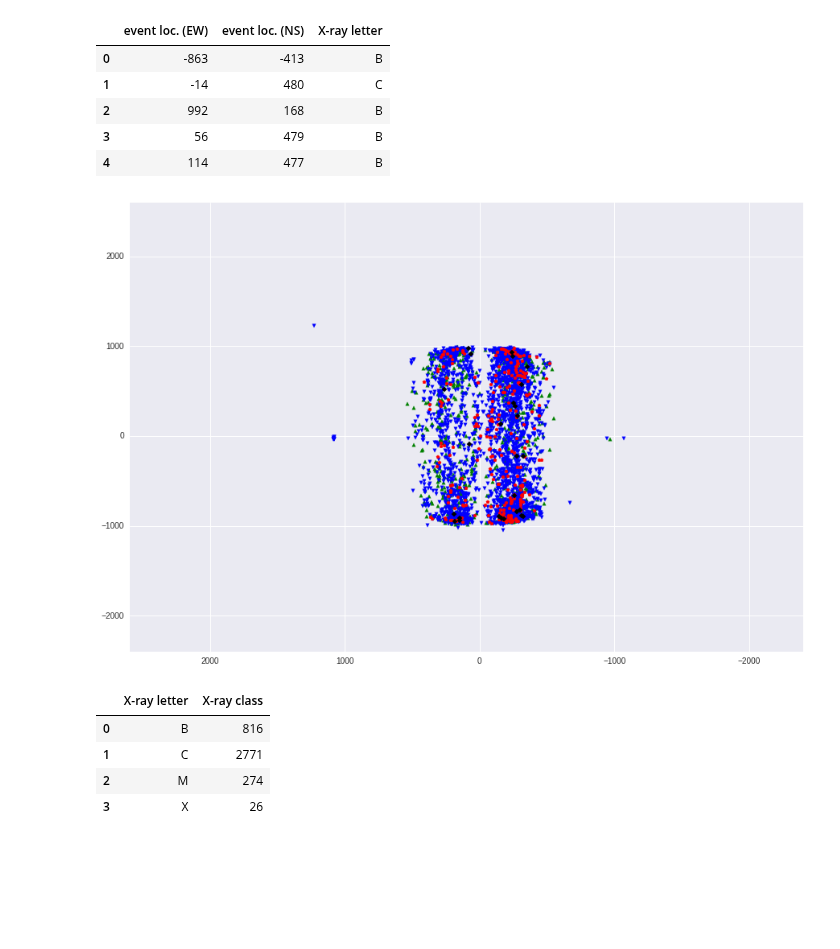
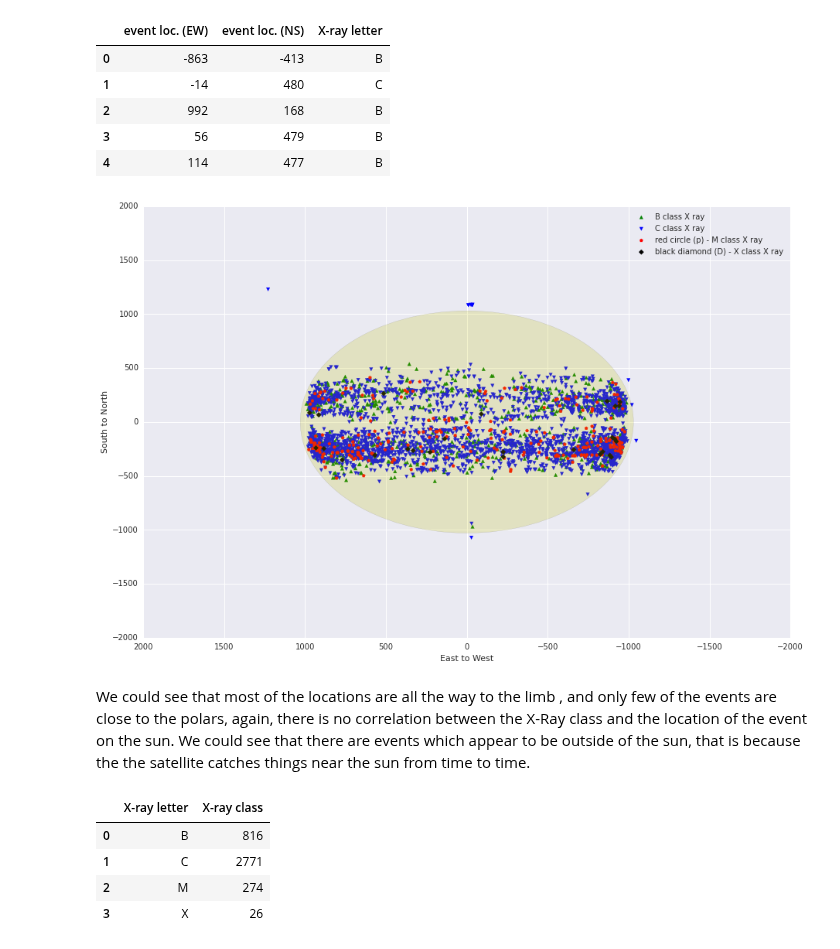
Before and after one commit to Nschanche/Flare_peaks, a Jupyter notebook: flare_project.ipynb, the cells around one changed output. Drawn from its saved outputs; the diff is of its cells as text; code cells hidden in the pictures; blank space fills up the shorter version.

Commit message:
Event Locations on the sun completed

```diff
--- a/flare_project.ipynb
+++ b/flare_project.ipynb
@@ -587,8 +591,8 @@ df_locations[['event loc. (EW)','event loc. (NS)']] = df_locations[['event loc.
 
 # Minmum to maximum values should be between the ranged of -1100 to 1300 for both X and Y.
 # since these values should be on the sun itself, the plot below is a circle representing the sun. the size of the 'sun'
-# should be big enough in order to accumolates all the data, therefore the diameter of it will be the max-min range of values for both x and y
-axis_arr = [2600,-2400,-2400,2600]
+# should be big enough in order to accumolates all the data.
+axis_arr = [1300,-1300,-1300,1300]
 df_locations.head()
 # %% [output]
 |  | event loc. (EW) | event loc. (NS) | X-ray letter |
@@ -599,11 +603,10 @@ df_locations.head()
 | 4 | 114 | 477 | B |
 # %%
 #scatter plot which will represent the location of the event in East/West(-/+) values and North/South(+/-)
-#legend :
-#green hat (^) - B class X ray
-#blue v (v) - C class X ray
-#red circle (p) - M class X ray
-#black diamond (D) - X class X ray
+legend = ['B class X ray',
+          'C class X ray',
+          'red circle (p) - M class X ray',
+          'black diamond (D) - X class X ray']
 
 B_ew = []
 B_ns = []
@@ -614,41 +617,47 @@ M_ns = []
 X_ew = []
 X_ns = []
 
 for index,row in df_locations.iterrows():
     xray = row['X-ray letter']
     if(xray == 'B'):
         B_ew.append(row['event loc. (EW)'])
         B_ns.append(row['event loc. (NS)'])
     if(xray == 'C'):
         C_ew.append(row['event loc. (EW)'])
         C_ns.append(row['event loc. (NS)'])
     if(xray == 'M'):
         M_ew.append(row['event loc. (EW)'])
         M_ns.append(row['event loc. (NS)'])
     if(xray == 'X'):
         X_ew.append(row['event loc. (EW)'])
         X_ns.append(row['event loc. (NS)'])
 
 
 # Figure object.
 fig = plt.figure(figsize=(15, 10))
 # Axes object.
 ax = fig.add_subplot(1,1,1)
 # Plot the data.
 
-
 plt.axes()
 
-circle = plt.Circle((0, 0), radius=2200, fc='y')
-#plt.gca().add_patch(circle)
-plt.scatter(B_ns, B_ew, color="green", marker="^")
-plt.scatter(C_ns, C_ew, color="blue", marker="v")
-plt.scatter(M_ns, M_ew, color="red", marker="p")
-plt.scatter(X_ns, X_ew, color="black", marker="D")
+plt.scatter(B_ew, B_ns, color="green", marker="^")
+plt.scatter(C_ew, C_ns, color="blue", marker="v")
+plt.scatter(M_ew, M_ns, color="red", marker="p")
+plt.scatter(X_ew, X_ns, color="black", marker="D")
+plt.xlabel('East to West')
+plt.ylabel('South to North')
+plt.legend(legend)
+circle = plt.Circle((0, 0), radius=1030, fc='y',alpha =.2)
+plt.gca().add_patch(circle)
 plt.axis(axis_arr)
+plt.title('Representation of the events locations on the sun, in East/West(-/+) values and North/South(+/-)')
 plt.show()
 # %% [output]
-[figure, old version]
+[figure, new version]
+# %% [markdown]
+We could see that most of the locations are all the way to the limb , and only few of the events are close to the polars, again, there
+is no correlation between the X-Ray class and the location of the event on the sun. We could see that there are events which appear to be outside of the sun, that is because the the satellite catches things near the sun from time to time.
 # %%
 flare_class_group = recent_flare_catalog[['X-ray class', 'X-ray letter']]
 flare_class_group = flare_class_group.groupby('X-ray letter').count()
```
Also changed, not shown: parts of 5 cells of this notebook.
